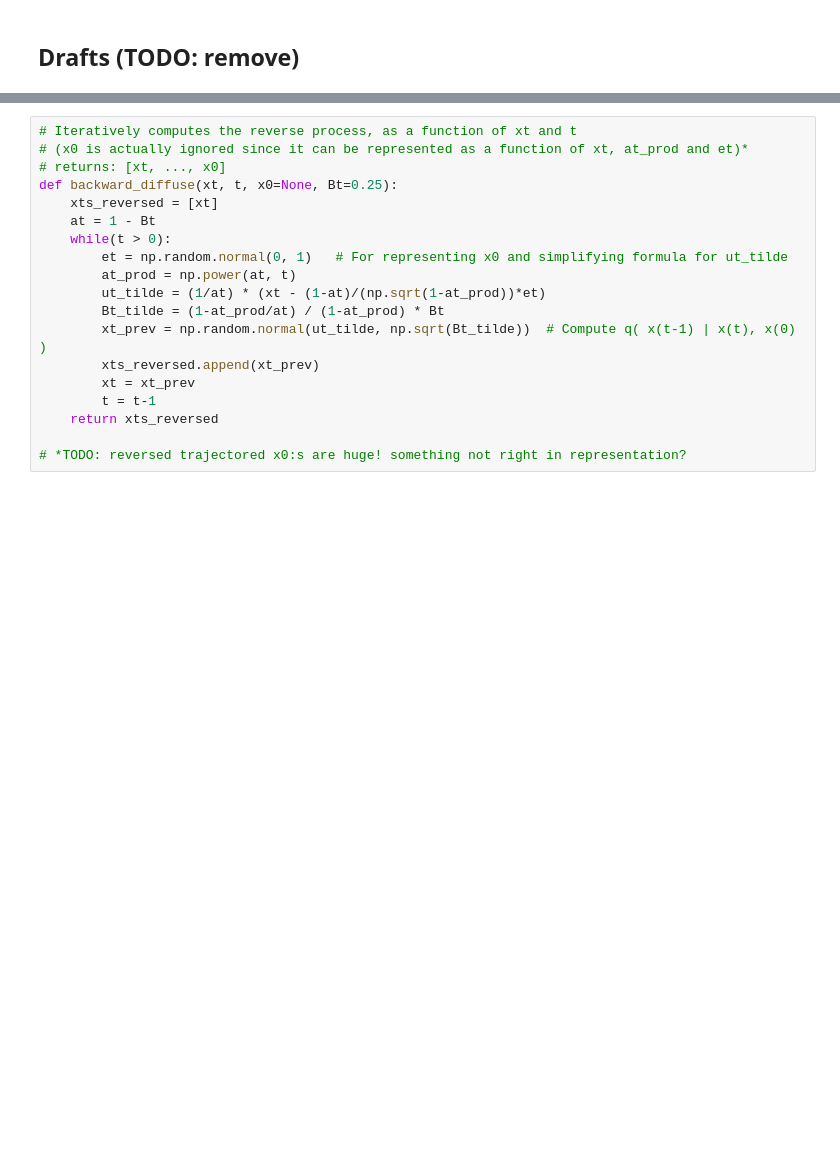
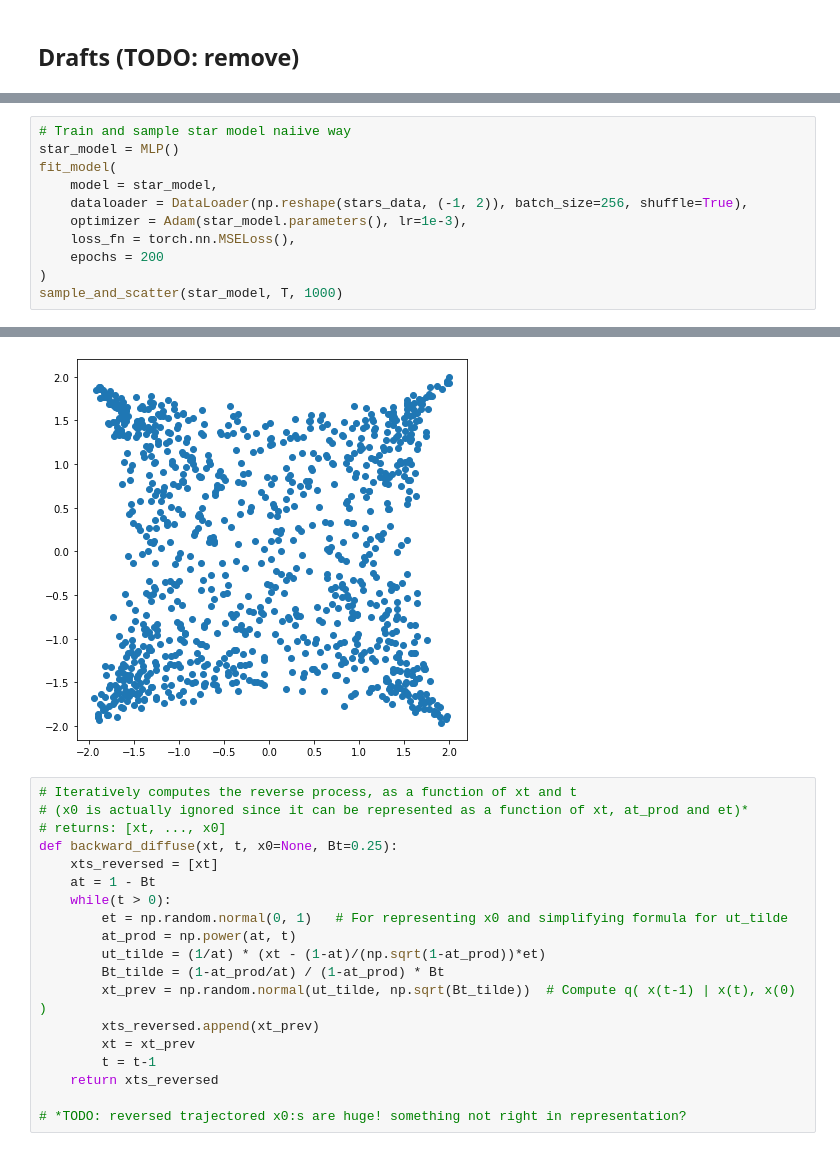
Before and after one commit to ZyzzGit/diffusion, a Jupyter notebook: DiffusionModels.ipynb, the cells around one changed output, grey strips where cells are left out. Cells and saved outputs as stored; diff of their text form; blank space fills up the shorter version.

```diff
--- a/DiffusionModels.ipynb
+++ b/DiffusionModels.ipynb
@@ -419,0 +589,12 @@ Some samples of the stars data:
+# %%
+# Train and sample star model naiive way
+star_model = MLP()
+fit_model(
+    model = star_model,
+    dataloader = DataLoader(np.reshape(stars_data, (-1, 2)), batch_size=256, shuffle=True),
+    optimizer = Adam(star_model.parameters(), lr=1e-3),
+    loss_fn = torch.nn.MSELoss(),
+    epochs = 200
+)
+sample_and_scatter(star_model, T, 1000)
+# %% [output]
@@ -420,3 +618,4 @@ Some samples of the stars data:
+[figure, added]
 # %%
 # Iteratively computes the reverse process, as a function of xt and t
 # (x0 is actually ignored since it can be represented as a function of xt, at_prod and et)*
```
Also changed, not shown: parts of 12 cells of this notebook.
